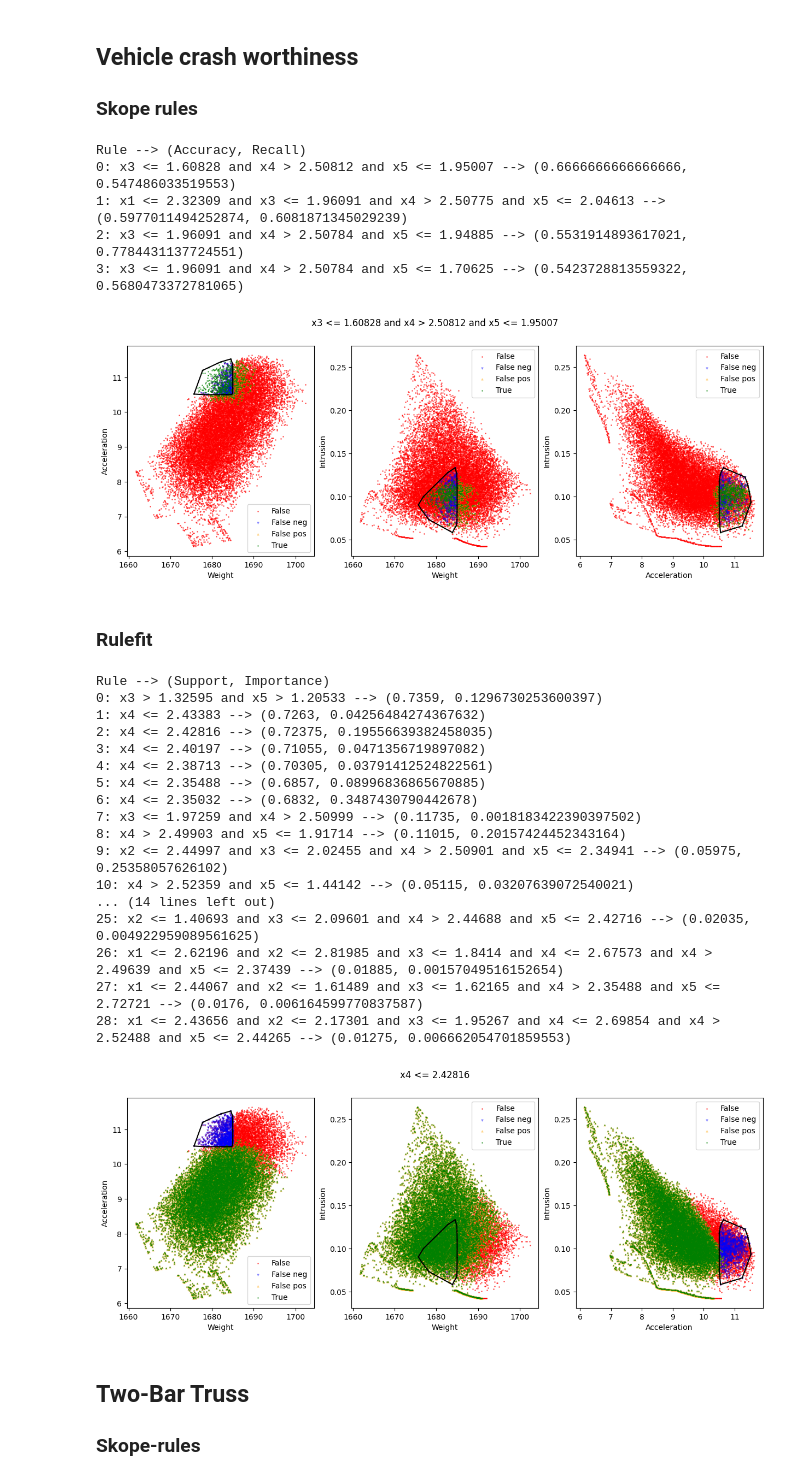
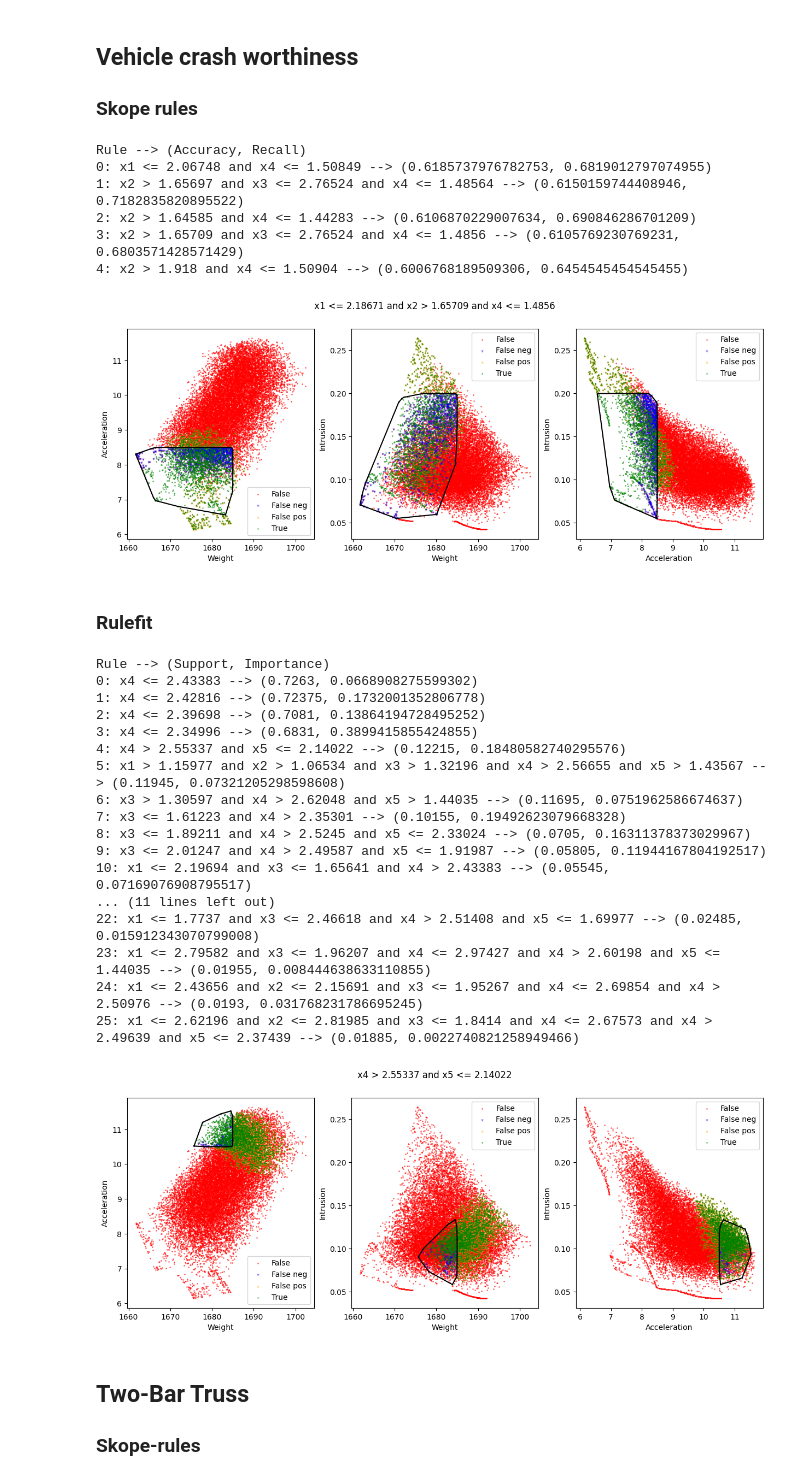
Before and after one commit to gialmisi/xaimoo-experiments, a Jupyter notebook: notebooks/Rule_showcase.ipynb, the cells around one changed output. Cells and saved outputs as stored; diff of their text form; code cells hidden in the pictures.

```diff
--- a/notebooks/Rule_showcase.ipynb
+++ b/notebooks/Rule_showcase.ipynb
@@ -16,17 +16,18 @@ from xaimoo.explanations.rules import train_skope_rules, explain_skope_rules, tr
 # %%
 df_crash, var_names, obj_names = label_vehicle_crash("../data/VehicleCrash.csv")
 
-target_category = 3
+target_category = 1
 
-skope_kwargs = {"max_depth": range(1, len(var_names)+1), "precision_min": 0.5, "recall_min": 0.5}
+skope_kwargs = {"max_depth": range(1, len(var_names)+1), "precision_min": 0.6, "recall_min": 0.6}  # use F1-Score
 classifier = train_skope_rules(df_crash, var_names, target_category, classifier_kwargs=skope_kwargs)
 rules = index_rules(explain_skope_rules(classifier))
 # %% [output]
 Rule --> (Accuracy, Recall)
-0: x3 <= 1.60828 and x4 > 2.50812 and x5 <= 1.95007 --> (0.6666666666666666, 0.547486033519553)
-1: x1 <= 2.32309 and x3 <= 1.96091 and x4 > 2.50775 and x5 <= 2.04613 --> (0.5977011494252874, 0.6081871345029239)
-2: x3 <= 1.96091 and x4 > 2.50784 and x5 <= 1.94885 --> (0.5531914893617021, 0.7784431137724551)
-3: x3 <= 1.96091 and x4 > 2.50784 and x5 <= 1.70625 --> (0.5423728813559322, 0.5680473372781065)
+0: x1 <= 2.06748 and x4 <= 1.50849 --> (0.6185737976782753, 0.6819012797074955)
+1: x2 > 1.65697 and x3 <= 2.76524 and x4 <= 1.48564 --> (0.6150159744408946, 0.7182835820895522)
+2: x2 > 1.64585 and x4 <= 1.44283 --> (0.6106870229007634, 0.690846286701209)
+3: x2 > 1.65709 and x3 <= 2.76524 and x4 <= 1.4856 --> (0.6105769230769231, 0.6803571428571429)
+4: x2 > 1.918 and x4 <= 1.50904 --> (0.6006768189509306, 0.6454545454545455)
 # %%
 rule = rules[0][0]
 
@@ -35,7 +36,7 @@ df_crash["skope_mark"] = df_crash.apply(con, axis=1)
 
 plot_rule_explanations(df_crash, obj_names, "skope_mark", "category", target_category, title=rule)
 # %% [output]
-[figure, old version]
+[figure, new version]
 # %% [markdown]
 ### Rulefit
 # %%
@@ -44,31 +45,31 @@ classifier = train_rulefit_rules(df_crash, var_names, target_category, classifie
 rules = index_rules(explain_rulefit_rules(classifier))
 # %% [output]
 Rule --> (Support, Importance)
-0: x3 > 1.32595 and x5 > 1.20533 --> (0.7359, 0.1296730253600397)
-1: x4 <= 2.43383 --> (0.7263, 0.04256484274367632)
-2: x4 <= 2.42816 --> (0.72375, 0.19556639382458035)
-3: x4 <= 2.40197 --> (0.71055, 0.0471356719897082)
-4: x4 <= 2.38713 --> (0.70305, 0.03791412524822561)
-5: x4 <= 2.35488 --> (0.6857, 0.08996836865670885)
-6: x4 <= 2.35032 --> (0.6832, 0.3487430790442678)
-7: x3 <= 1.97259 and x4 > 2.50999 --> (0.11735, 0.0018183422390397502)
-8: x4 > 2.49903 and x5 <= 1.91714 --> (0.11015, 0.20157424452343164)
-9: x2 <= 2.44997 and x3 <= 2.02455 and x4 > 2.50901 and x5 <= 2.34941 --> (0.05975, 0.25358057626102)
-10: x4 > 2.52359 and x5 <= 1.44142 --> (0.05115, 0.03207639072540021)
-... (14 lines left out)
-25: x2 <= 1.40693 and x3 <= 2.09601 and x4 > 2.44688 and x5 <= 2.42716 --> (0.02035, 0.004922959089561625)
-26: x1 <= 2.62196 and x2 <= 2.81985 and x3 <= 1.8414 and x4 <= 2.67573 and x4 > 2.49639 and x5 <= 2.37439 --> (0.01885, 0.00157049516152654)
-27: x1 <= 2.44067 and x2 <= 1.61489 and x3 <= 1.62165 and x4 > 2.35488 and x5 <= 2.72721 --> (0.0176, 0.006164599770837587)
-28: x1 <= 2.43656 and x2 <= 2.17301 and x3 <= 1.95267 and x4 <= 2.69854 and x4 > 2.52488 and x5 <= 2.44265 --> (0.01275, 0.006662054701859553)
+0: x4 <= 2.43383 --> (0.7263, 0.0668908275599302)
+1: x4 <= 2.42816 --> (0.72375, 0.1732001352806778)
+2: x4 <= 2.39698 --> (0.7081, 0.13864194728495252)
+3: x4 <= 2.34996 --> (0.6831, 0.3899415855424855)
+4: x4 > 2.55337 and x5 <= 2.14022 --> (0.12215, 0.18480582740295576)
+5: x1 > 1.15977 and x2 > 1.06534 and x3 > 1.32196 and x4 > 2.56655 and x5 > 1.43567 --> (0.11945, 0.07321205298598608)
+6: x3 > 1.30597 and x4 > 2.62048 and x5 > 1.44035 --> (0.11695, 0.0751962586674637)
+7: x3 <= 1.61223 and x4 > 2.35301 --> (0.10155, 0.19492623079668328)
+8: x3 <= 1.89211 and x4 > 2.5245 and x5 <= 2.33024 --> (0.0705, 0.16311378373029967)
+9: x3 <= 2.01247 and x4 > 2.49587 and x5 <= 1.91987 --> (0.05805, 0.11944167804192517)
+10: x1 <= 2.19694 and x3 <= 1.65641 and x4 > 2.43383 --> (0.05545, 0.07169076908795517)
+... (11 lines left out)
+22: x1 <= 1.7737 and x3 <= 2.46618 and x4 > 2.51408 and x5 <= 1.69977 --> (0.02485, 0.015912343070799008)
+23: x1 <= 2.79582 and x3 <= 1.96207 and x4 <= 2.97427 and x4 > 2.60198 and x5 <= 1.44035 --> (0.01955, 0.008444638633110855)
+24: x1 <= 2.43656 and x2 <= 2.15691 and x3 <= 1.95267 and x4 <= 2.69854 and x4 > 2.50976 --> (0.0193, 0.031768231786695245)
+25: x1 <= 2.62196 and x2 <= 2.81985 and x3 <= 1.8414 and x4 <= 2.67573 and x4 > 2.49639 and x5 <= 2.37439 --> (0.01885, 0.0022740821258949466)
 # %%
-rule = rules[2][0]
+rule = rules[4][0]
 
 con = rule_to_conditions(rule)
 df_crash["mark"] = df_crash.apply(con, axis=1)
 
 plot_rule_explanations(df_crash, obj_names, "mark", "category", target_category, title=rule)
 # %% [output]
-[figure, old version]
+[figure, new version]
 # %% [markdown]
 ## Two-Bar Truss
 ### Skope-rules
```
Also changed, not shown: parts of 2 cells of this notebook.
